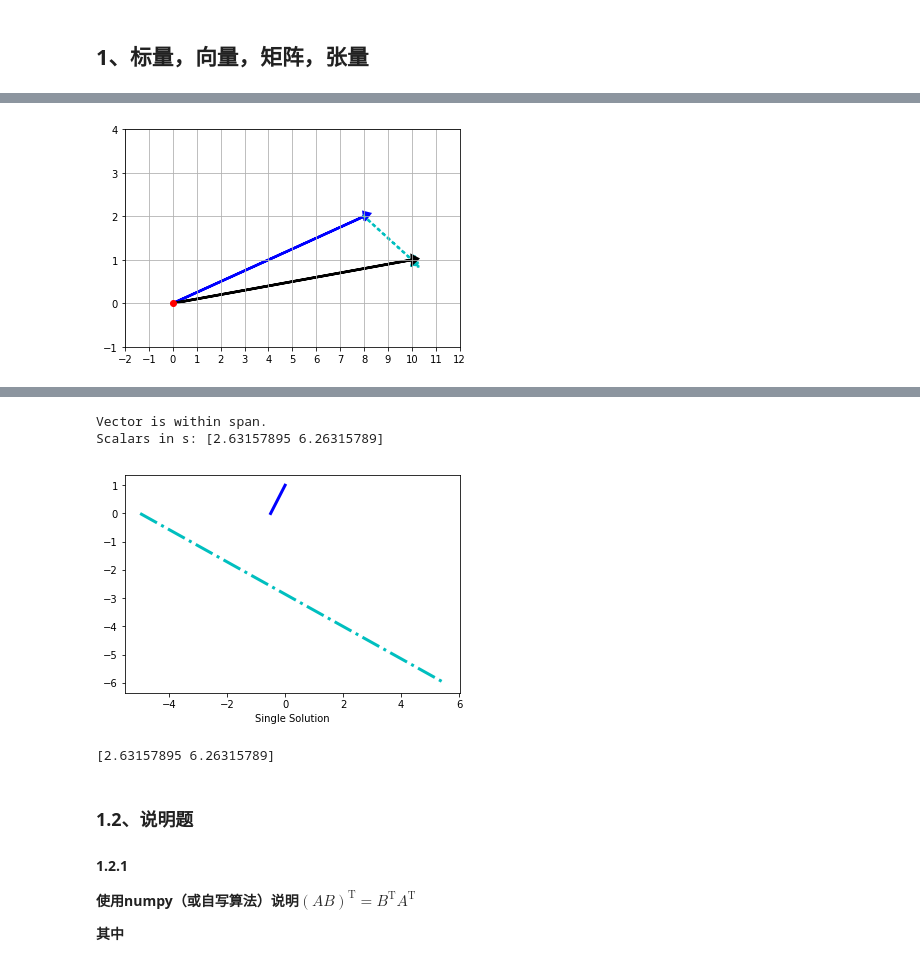
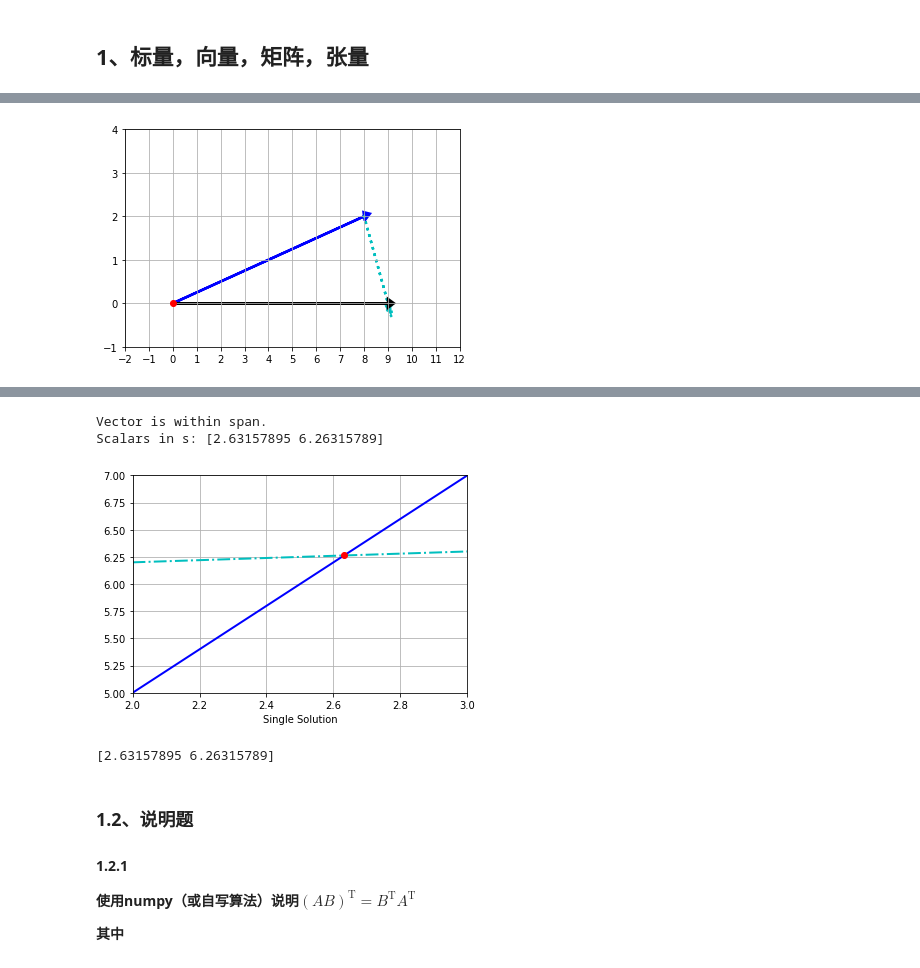
Before and after one commit to dokken123/Linear-Algebra-cn, a Jupyter notebook: p3_Linear_Algebra.ipynb, the cells around one changed output, grey strips where cells are left out. Saved outputs shown, nothing was run; the diff lists cells and outputs as text; code cells hidden in the pictures.

```diff
--- a/p3_Linear_Algebra.ipynb
+++ b/p3_Linear_Algebra.ipynb
@@ -120,11 +120,11 @@ $\hspace{1cm}\vec{w} = \begin{bmatrix} -1\\ 2\end{bmatrix}$
 # %%
 # 1.1.1 TODO：
 v = np.array([4,1])
-w = np.array([-2,1])
+w = np.array([-1,2])
 
-v_1 = 2 * v
+v_1 = np.dot(2, v)
+x = v_1 - w
 w_1 = -w
-x = v_1 + w_1
 
 ax = plt.axes()
 
@@ -151,7 +151,7 @@ plt.grid(b=True, which='major')
 # Displays final plot
 plt.show()
 # %% [output]
-[figure, old version]
+[figure, new version]
 # %% [markdown]
 例题，方程组求解：
 $$
@@ -204,20 +204,27 @@ def check_vector_span(set_of_vectors, vector_to_check):
 # %%
 # 1.1.2 TODO
 t = np.array([-1,-6])
 vw = np.array([[2,-1],[0.1, -1]])
 
 solution_1_1_2 = check_vector_span(vw, t)
 
-plt.plot([-0.5,0],[0,1],'b',linewidth=3)
-plt.plot([-5,5.5],[0,-6],'c-.',linewidth=3)
+
+plt.plot([2,3],[5,7],'b',linewidth=2)
+plt.plot([2,3],[6.2,6.3],'c-.',linewidth=2)
+plt.plot(solution_1_1_2[0],solution_1_1_2[1],'or')
+
+plt.xlim(2,3)
+plt.ylim(5,7)
+plt.grid(b=True, which='major')
 plt.xlabel('Single Solution')
+
 plt.show()
 
 print(solution_1_1_2)
 # %% [output]
 Vector is within span.
 Scalars in s: [2.63157895 6.26315789]
-[figure, old version]
+[figure, new version]
 [2.63157895 6.26315789]
 # %% [markdown]
 ### 1.2、说明题
```
Also changed, not shown: parts of 6 cells of this notebook, 27 other files.
